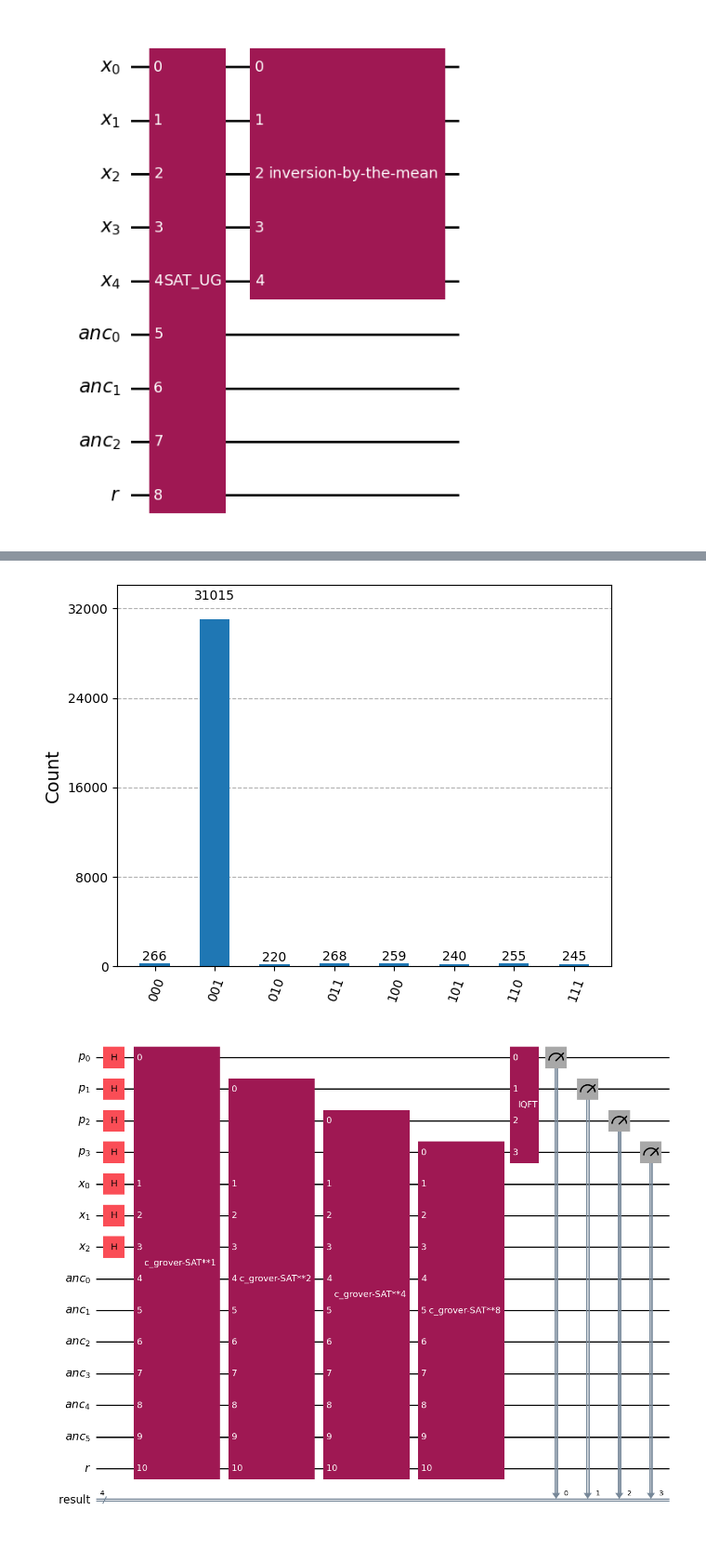
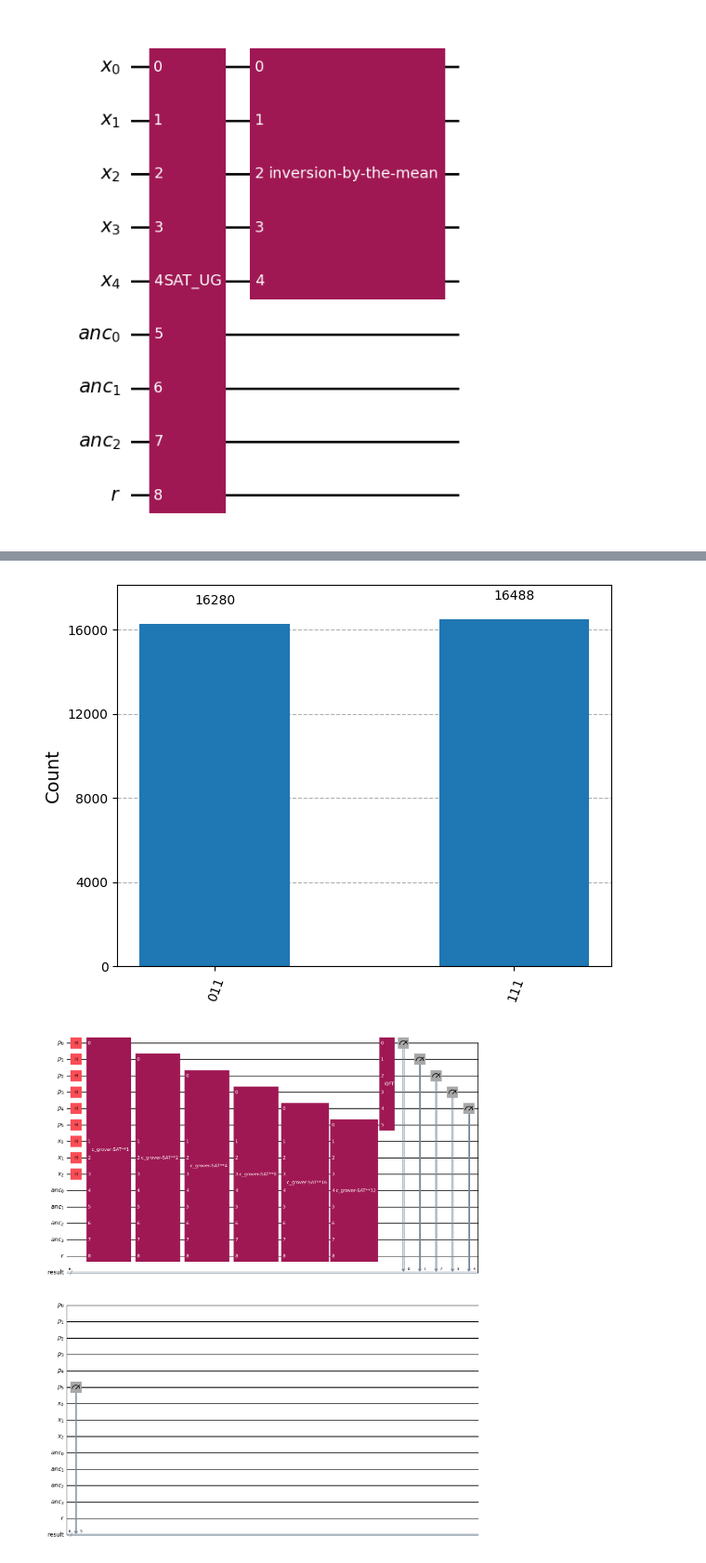
Before and after one commit to Flirm/quantum-circuits-implementation, a Jupyter notebook: implementations/grover_algorithm/notebooks/grover.ipynb, the cells around one changed output, grey strips where cells are left out. Shown at 93% size. Saved outputs shown, nothing was run; the diff lists cells and outputs as text; code cells hidden in the pictures.

```diff
--- a/implementations/grover_algorithm/notebooks/grover.ipynb
+++ b/implementations/grover_algorithm/notebooks/grover.ipynb
@@ -100,7 +109,9 @@ grover([5,3,1], [[1, 2, 3], [2, -4, -5], [3, 4, 5]]).draw("mpl")
 # %% [output]
 [figure]
 # %%
-fnc = [[1], [-2], [-3], [-1,-2], [-1,-3], [-2,-3]]
+#fnc = [[1], [-2], [-3], [-1,-2], [-1,-3], [-2,-3]]
+#fnc = [[1,2,3],[1,2,-3],[1,-2,3],[1,-2,-3],[-1,2,3],[-1,2,-3],[-1,-2,3],[-1,-2,-3]]
+fnc = [[1],[2],[1,3],[1,-3]]
 bits = [3,len(fnc),1]
 
 
@@ -112,7 +123,9 @@ result = ClassicalRegister(bits[0], "result")
 qc = QuantumCircuit(x,anc,r,result)
 qc.h(x)
 #qc.h(r)
-num_reps = int((pi/4)*((2**bits[0])**(1/2)))
+#m marked states
+m = 2
+num_reps = int((pi/4)*(((2**bits[0])/m)**(1/2)))
 for i in range(num_reps):
   qc.append(G, x[:] + anc[:] + r[:])
 qc.measure(x, result)
@@ -134,28 +147,30 @@ counts = job_result.get_counts(qc_aer)
 
 plot_histogram(counts)
 # %% [output]
-[figure, old version]
+[figure, new version]
 # %%
 from qiskit.circuit.library import QFT
-fnc = [[1], [-2], [-3], [-1,-2], [-1,-3], [-2,-3]]
-bits = [3,len(fnc),1,4]
+#fnc = [[1], [-2], [-3], [-1,-2], [-1,-3], [-2,-3]]
+fnc = [[1],[2],[1,3],[1,-3]]
+#fnc = [[1,2,3],[1,2,-3],[1,-2,3],[1,-2,-3],[-1,2,3],[-1,2,-3],[-1,-2,3],[-1,-2,-3]]
+bits = [3,len(fnc),1,6]
 G = grover(bits, fnc)
 x = QuantumRegister(bits[0], "x")
 anc = QuantumRegister(bits[1], "anc")
 r = QuantumRegister(bits[2], "r")
 p = QuantumRegister(bits[3], "p")
 result = ClassicalRegister(bits[3], "result")
 qc = QuantumCircuit(p,x,anc,r,result)
 qc.h(p)
 qc.h(x)
 num_reps = bits[3]
 for i in range(num_reps):
   qc.append(G.power(2**i).control(1), p[i:i+1] + x[:] + anc[:] + r[:])
 qc.append(QFT(bits[3], inverse=True), p[:])
 qc.measure(p, result)
 qc.draw("mpl")
 # %% [output]
-[figure, old version]
+[figure, new version]
 # %%
 from qiskit_aer import AerSimulator
 from qiskit import transpile
```
Also changed, not shown: parts of 5 cells of this notebook.
